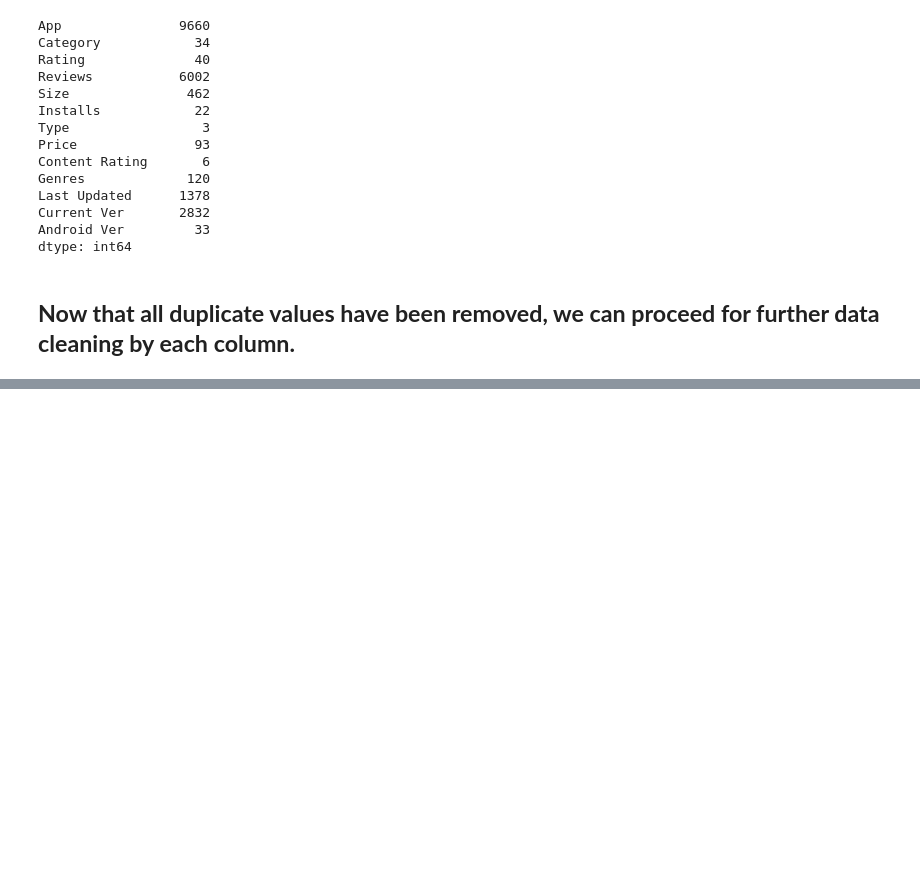
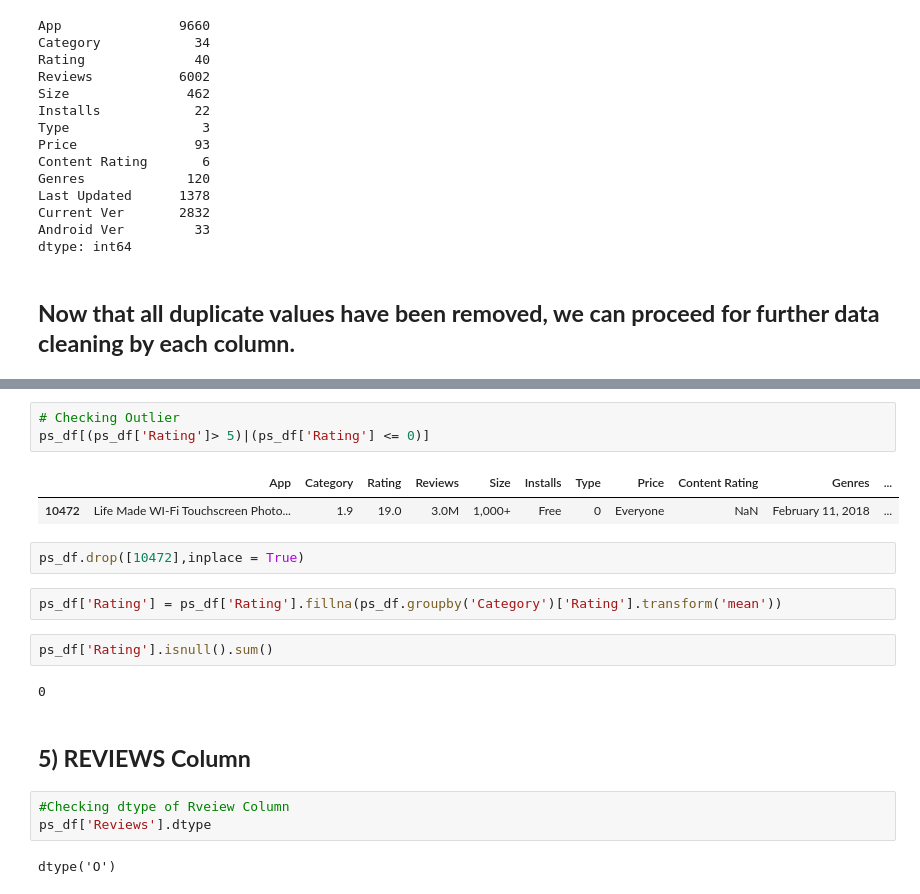
Before and after one commit to ankitrai777/EDA-on-Play-Store-App-Review, a Jupyter notebook: Play_Store_App_Review_Analysis_Capstone_Project.ipynb, the cells around one changed output, grey strips where cells are left out. Cells and saved outputs as stored; diff of their text form; blank space fills up the shorter version.

```diff
--- a/Play_Store_App_Review_Analysis_Capstone_Project.ipynb
+++ b/Play_Store_App_Review_Analysis_Capstone_Project.ipynb
@@ -154,0 +203,22 @@ dtype: int64
+# %%
+# Checking Outlier
+ps_df[(ps_df['Rating']> 5)|(ps_df['Rating'] <= 0)]
+# %% [output]
+|  | App | Category | Rating | Reviews | Size | Installs | Type | Price | Content Rating | Genres | ... |
+| 10472 | Life Made WI-Fi Touchscreen Photo... | 1.9 | 19.0 | 3.0M | 1,000+ | Free | 0 | Everyone | NaN | February 11, 2018 | ... |
+# %%
+ps_df.drop([10472],inplace = True)
+# %%
+ps_df['Rating'] = ps_df['Rating'].fillna(ps_df.groupby('Category')['Rating'].transform('mean'))
+# %%
+ps_df['Rating'].isnull().sum()
+# %% [output]
+0
+# %% [markdown]
+
+## **5) REVIEWS Column**
+# %%
+#Checking dtype of Rveiew Column
+ps_df['Reviews'].dtype
+# %% [output]
+dtype('O')
```
Also changed, not shown: parts of 38 cells of this notebook.
